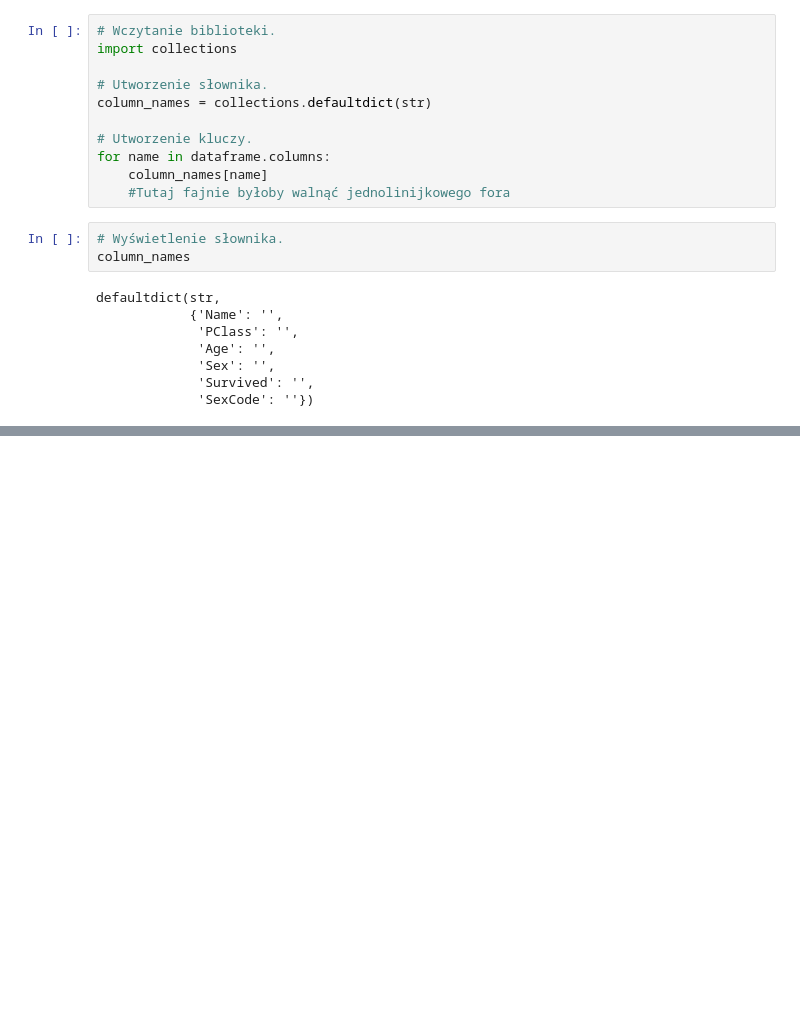
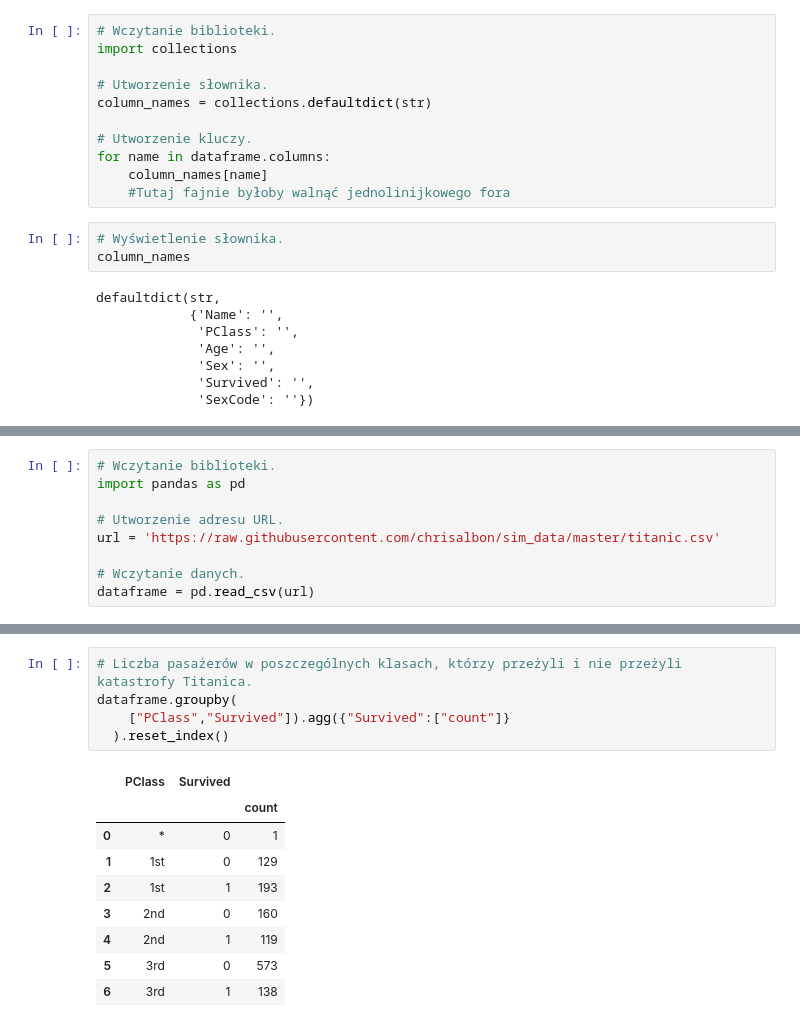
Before and after one commit to Claudiss/Ksiazka_uczenie_masz, a Jupyter notebook: Rozdzial3/main.ipynb, the cells around one changed output, grey strips where cells are left out. Saved outputs shown, nothing was run; the diff lists cells and outputs as text; blank space fills up the shorter version.

```diff
--- a/Rozdzial3/main.ipynb
+++ b/Rozdzial3/main.ipynb
@@ -279,0 +597,9 @@ defaultdict(str,
+# %%
+# Wczytanie biblioteki.
+import pandas as pd
+
+# Utworzenie adresu URL.
+url = 'https://raw.githubusercontent.com/chrisalbon/sim_data/master/titanic.csv'
+
+# Wczytanie danych.
+dataframe = pd.read_csv(url)
@@ -279,0 +625,15 @@ defaultdict(str,
+# %%
+# Liczba pasażerów w poszczególnych klasach, którzy przeżyli i nie przeżyli katastrofy Titanica.
+dataframe.groupby(
+    ["PClass","Survived"]).agg({"Survived":["count"]}
+  ).reset_index()
+# %% [output]
+|  | PClass | Survived |  |
+|  |  |  | count |
+| 0 | * | 0 | 1 |
+| 1 | 1st | 0 | 129 |
+| 2 | 1st | 1 | 193 |
+| 3 | 2nd | 0 | 160 |
+| 4 | 2nd | 1 | 119 |
+| 5 | 3rd | 0 | 573 |
+| 6 | 3rd | 1 | 138 |
```
Also changed, not shown: parts of 42 cells of this notebook.
